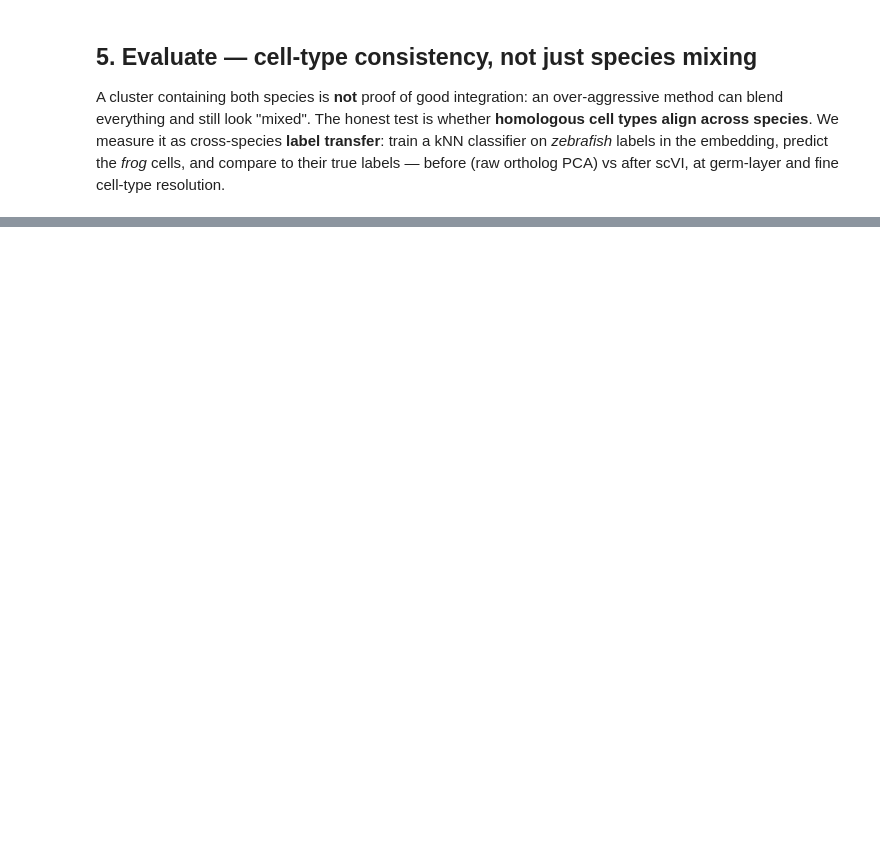
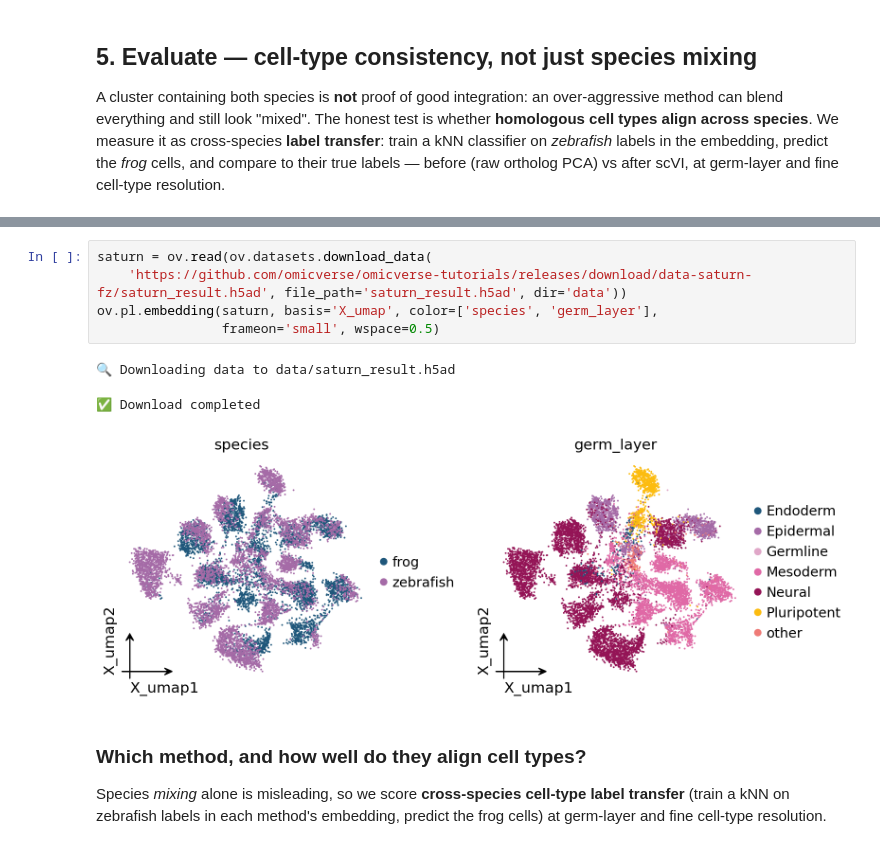
Before and after one commit to Starlitnightly/omicverse-tutorials, a Jupyter notebook: docs/Tutorials-single/t_cross_species.ipynb, the cells around one changed output, grey strips where cells are left out. Saved outputs shown, nothing was run; the diff lists cells and outputs as text; blank space fills up the shorter version.

```diff
--- a/docs/Tutorials-single/t_cross_species.ipynb
+++ b/docs/Tutorials-single/t_cross_species.ipynb
@@ -278,0 +239,15 @@ adata_samap = ov.single.cross_species_integrate(
+# %%
+saturn = ov.read(ov.datasets.download_data(
+    'https://github.com/omicverse/omicverse-tutorials/releases/download/data-saturn-fz/saturn_result.h5ad', file_path='saturn_result.h5ad', dir='data'))
+ov.pl.embedding(saturn, basis='X_umap', color=['species', 'germ_layer'],
+                frameon='small', wspace=0.5)
+# %% [output]
+🔍 Downloading data to data/saturn_result.h5ad
+✅ Download completed
+[figure, added]
+# %% [markdown]
+### Which method, and how well do they align cell types?
+
+Species *mixing* alone is misleading, so we score **cross-species cell-type label
+transfer** (train a kNN on zebrafish labels in each method's embedding, predict
+the frog cells) at germ-layer and fine cell-type resolution.
```
Also changed, not shown: parts of 17 cells of this notebook.
